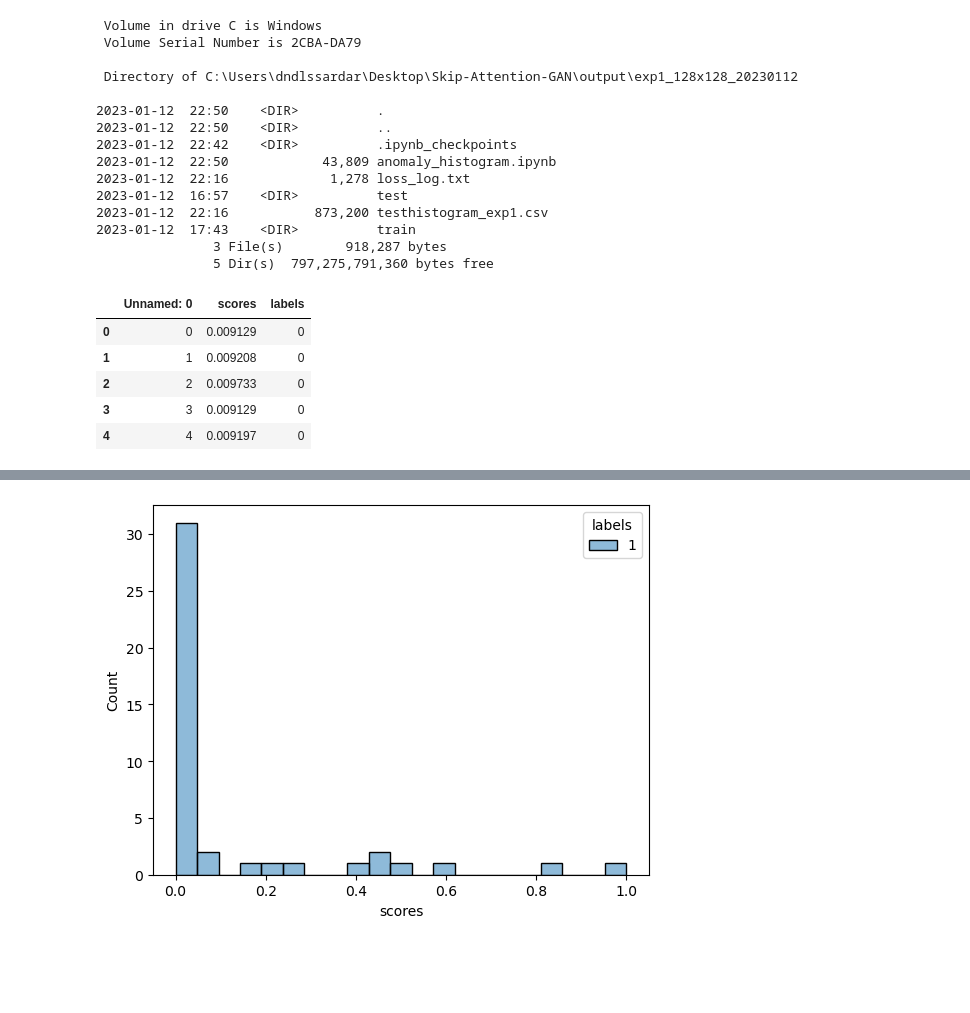
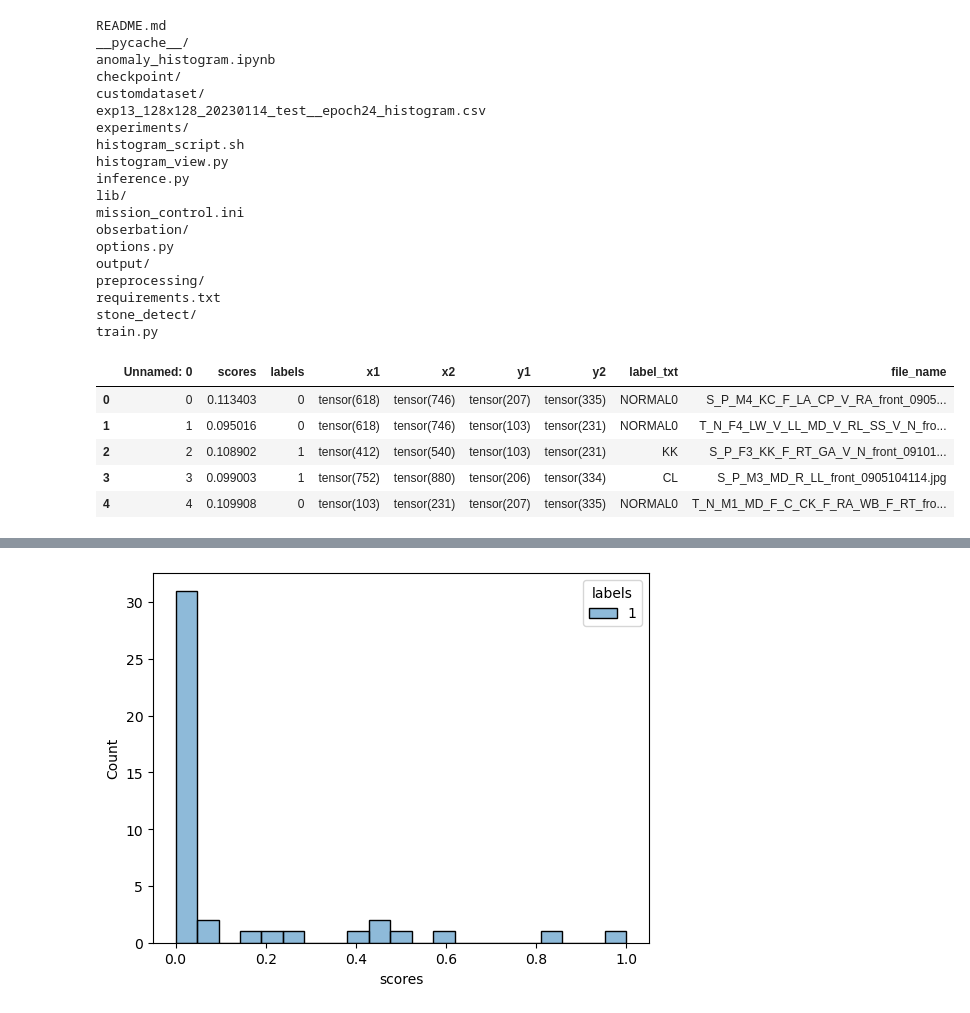
Before and after one commit to Redcof/Skip-Attention-GAN, a Jupyter notebook: anomaly_histogram.ipynb, the cells around one changed output, grey strips where cells are left out. Drawn from its saved outputs; the diff is of its cells as text; code cells hidden in the pictures; blank space fills up the shorter version.

```diff
--- a/anomaly_histogram.ipynb
+++ b/anomaly_histogram.ipynb
@@ -6,28 +50,32 @@ import seaborn as sns
 # %%
-ls "output/exp1_128x128_20230112"
+ls
 # %% [output]
- Volume in drive C is Windows
- Volume Serial Number is 2CBA-DA79
-
- Directory of C:\Users\dndlssardar\Desktop\Skip-Attention-GAN\output\exp1_128x128_20230112
-
-2023-01-12  22:50    <DIR>          .
-2023-01-12  22:50    <DIR>          ..
-2023-01-12  22:42    <DIR>          .ipynb_checkpoints
-2023-01-12  22:50            43,809 anomaly_histogram.ipynb
-2023-01-12  22:16             1,278 loss_log.txt
-2023-01-12  16:57    <DIR>          test
-2023-01-12  22:16           873,200 testhistogram_exp1.csv
-2023-01-12  17:43    <DIR>          train
-               3 File(s)        918,287 bytes
-               5 Dir(s)  797,275,791,360 bytes free
+README.md
+__pycache__/
+anomaly_histogram.ipynb
+checkpoint/
+customdataset/
+exp13_128x128_20230114_test__epoch24_histogram.csv
+experiments/
+histogram_script.sh
+histogram_view.py
+inference.py
+lib/
+mission_control.ini
+obserbation/
+options.py
+output/
+preprocessing/
+requirements.txt
+stone_detect/
+train.py
 # %%
-df = pd.read_csv("output/exp1_128x128_20230112/testhistogram_exp1.csv")
+df = pd.read_csv("exp13_128x128_20230114_test__epoch24_histogram.csv")
 df.head()
 # %% [output]
-|  | Unnamed: 0 | scores | labels |
-| 0 | 0 | 0.009129 | 0 |
-| 1 | 1 | 0.009208 | 0 |
-| 2 | 2 | 0.009733 | 0 |
-| 3 | 3 | 0.009129 | 0 |
-| 4 | 4 | 0.009197 | 0 |
+|  | Unnamed: 0 | scores | labels | x1 | x2 | y1 | y2 | label_txt | file_name |
+| 0 | 0 | 0.113403 | 0 | tensor(618) | tensor(746) | tensor(207) | tensor(335) | NORMAL0 | S_P_M4_KC_F_LA_CP_V_RA_front_0905... |
+| 1 | 1 | 0.095016 | 0 | tensor(618) | tensor(746) | tensor(103) | tensor(231) | NORMAL0 | T_N_F4_LW_V_LL_MD_V_RL_SS_V_N_fro... |
+| 2 | 2 | 0.108902 | 1 | tensor(412) | tensor(540) | tensor(103) | tensor(231) | KK | S_P_F3_KK_F_RT_GA_V_N_front_09101... |
+| 3 | 3 | 0.099003 | 1 | tensor(752) | tensor(880) | tensor(206) | tensor(334) | CL | S_P_M3_MD_R_LL_front_0905104114.jpg |
+| 4 | 4 | 0.109908 | 0 | tensor(103) | tensor(231) | tensor(207) | tensor(335) | NORMAL0 | T_N_M1_MD_F_C_CK_F_RA_WB_F_RT_fro... |
```
Also changed, not shown: parts of 15 cells of this notebook, 4 other files.
